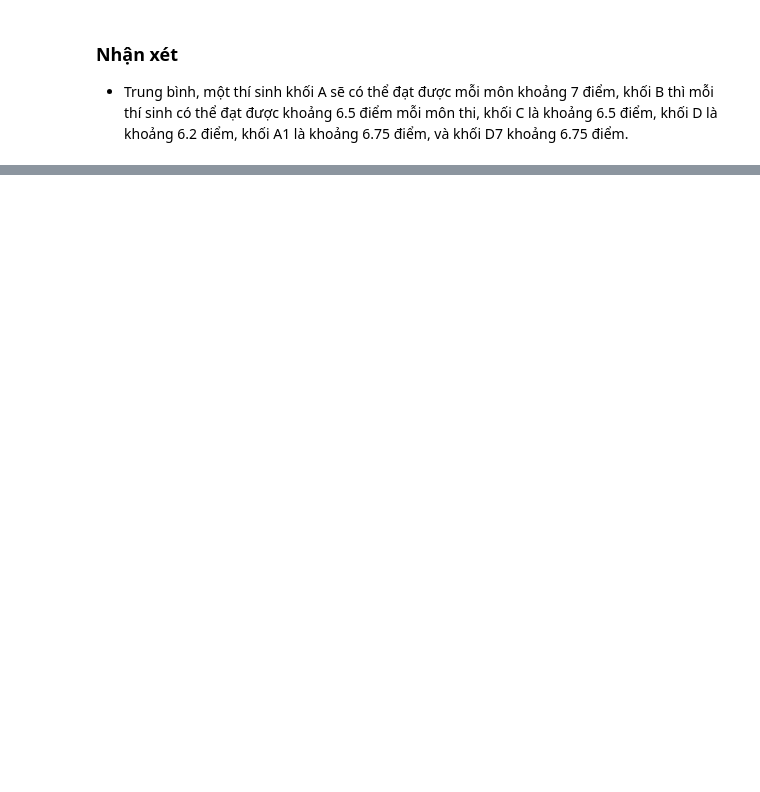
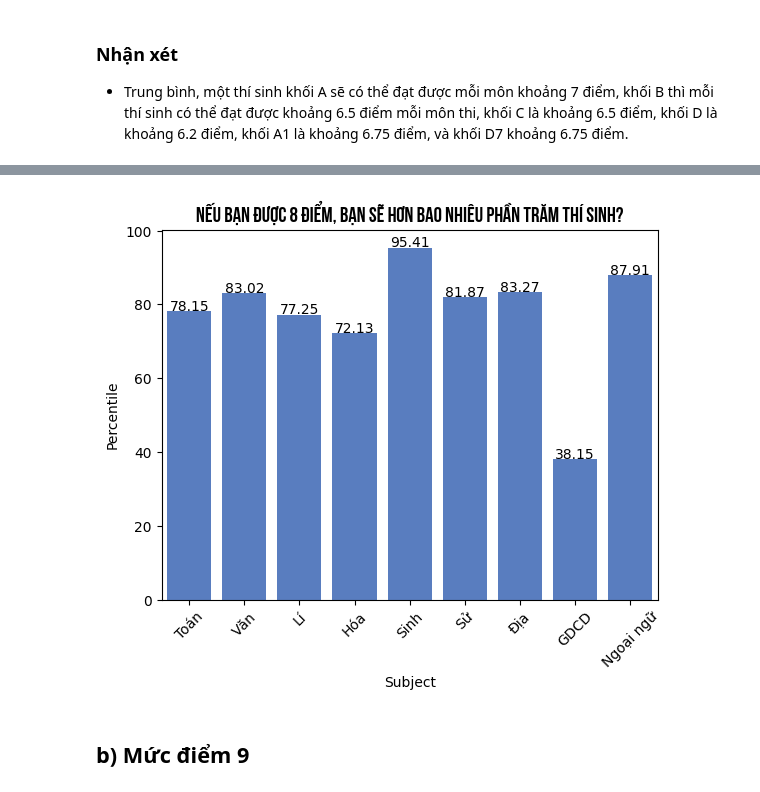
Before and after one commit to AnDoan170/THPTQG, a Jupyter notebook: thptqg_2022.ipynb, the cells around one changed output, grey strips where cells are left out. Drawn from its saved outputs; the diff is of its cells as text; code cells hidden in the pictures; blank space fills up the shorter version.

```diff
--- a/thptqg_2022.ipynb
+++ b/thptqg_2022.ipynb
@@ -404,0 +419,35 @@ khoi_d7[['toan', 'ngoai_ngu', 'hoa_hoc']].mean().sum()
+# %%
+def tam_plus(database):
+    tp = database.loc[database['Diem thi'] >= 8.0]['So luong'].sum()
+    rank = ((database['So luong'].sum() - tp + 0.5) / database['So luong'].sum()) * 100
+    return round(rank, 2)
+
+db = [diemtoan, diemvan, diemli, diemhoa, diemsinh, diemsu, diemdia, diem_gdcd, diem_ngoai_ngu]
+sj = ['tamtoan', 'tamvan', 'tamli', 'tamhoa', 'tamsinh', 'tamsu', 'tamdia', 'tam_gdcd', 'tam_nn']
+for i in range(9):
+    globals()[sj[i]] = tam_plus(db[i])
+# %%
+ohd = list(map(lambda x: 100, range(9)))
+percent = [tamtoan, tamvan, tamli, tamhoa, tamsinh, tamsu, tamdia, tam_gdcd, tam_nn]
+subject = ['Toán', 'Văn', 'Lí', 'Hóa', 'Sinh', 'Sử', 'Địa', 'GDCD', 'Ngoại ngữ']
+# %%
+percentile = {'Subject': subject, 'Percentile': percent, 'Total': ohd}
+df = pd.DataFrame(percentile)
+# %%
+plt.title('Nếu bạn được 8 điểm, bạn sẽ hơn bao nhiêu phần trăm thí sinh?', fontdict = {
+    'fontfamily': 'UTM Bebas',
+    'fontweight': 'bold',
+    'fontsize': 15
+})
+
+plt.xticks(rotation = 45)
+sns.set_color_codes("muted")
+g = sns.barplot(data = df, x = 'Subject', y = 'Percentile', label = 'Phân vị', color = 'b')
+
+for i, v in enumerate(df['Percentile']):
+    g.text(i, v + 0.2, str(v), color = 'black', ha = 'center')
+plt.savefig('tamplus.png')
+# %% [output]
+[figure, added]
+# %% [markdown]
+## **b) Mức điểm 9**
```
Also changed, not shown: parts of 17 cells of this notebook, 5 other files.
